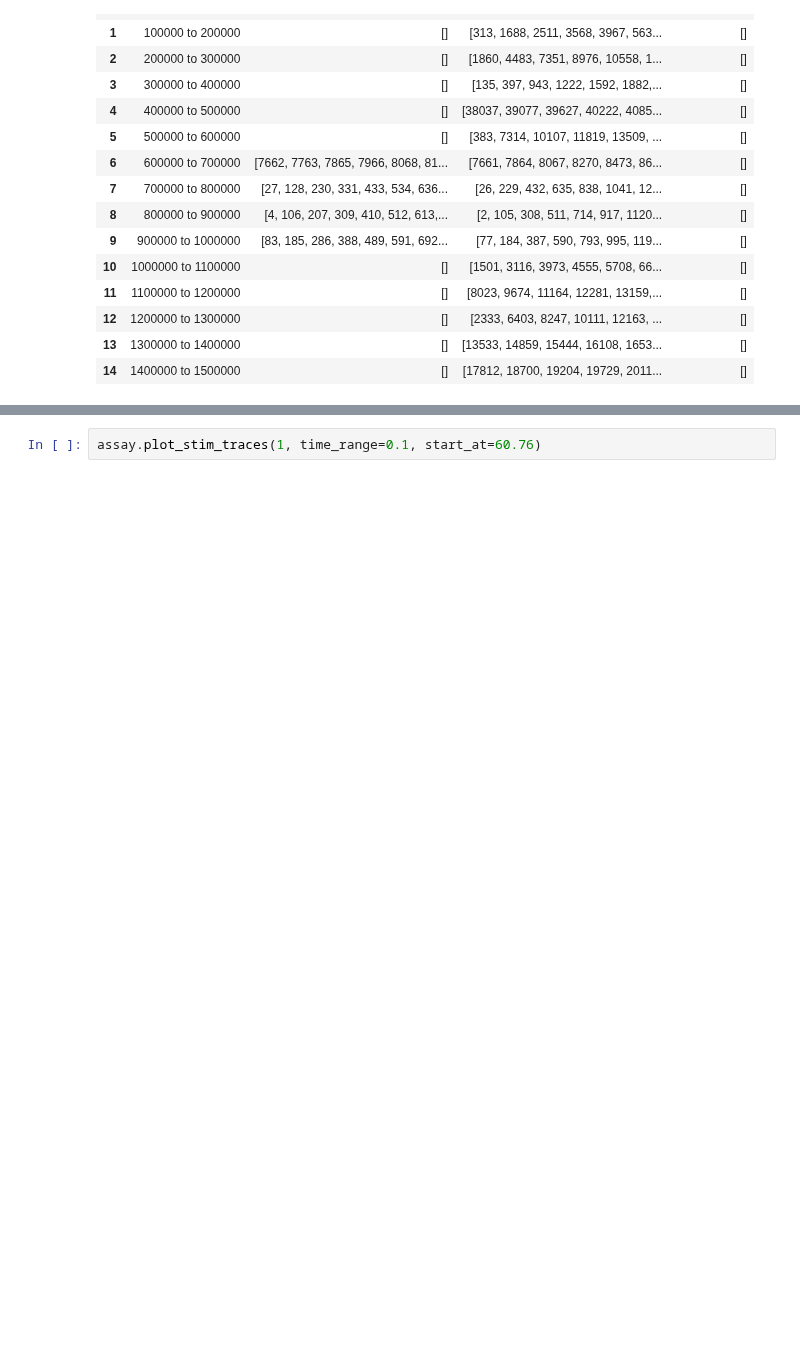
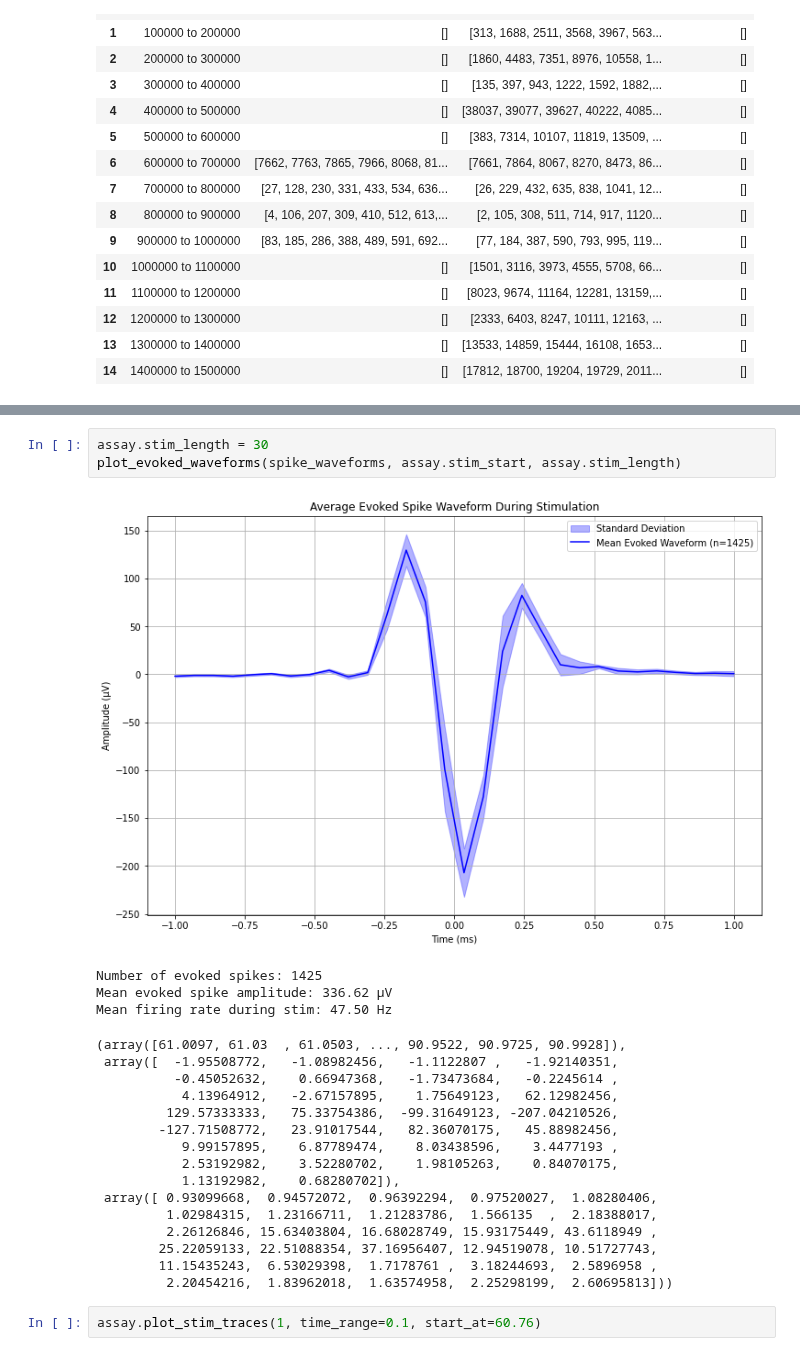
Before and after one commit to roybens/MEA_Analysis, a Jupyter notebook: IPNAnalysis/StimAnalysis/royExp.ipynb, the cells around one changed output, grey strips where cells are left out. Drawn from its saved outputs; the diff is of its cells as text; blank space fills up the shorter version.

```diff
--- a/IPNAnalysis/StimAnalysis/royExp.ipynb
+++ b/IPNAnalysis/StimAnalysis/royExp.ipynb
@@ -87,3 +87,26 @@ Late mean amplitude: 82.05 µV
+# %%
+assay.stim_length = 30
+plot_evoked_waveforms(spike_waveforms, assay.stim_start, assay.stim_length)
+# %% [output]
+[figure, added]
+Number of evoked spikes: 1425
+Mean evoked spike amplitude: 336.62 µV
+Mean firing rate during stim: 47.50 Hz
+(array([61.0097, 61.03  , 61.0503, ..., 90.9522, 90.9725, 90.9928]),
+ array([  -1.95508772,   -1.08982456,   -1.1122807 ,   -1.92140351,
+          -0.45052632,    0.66947368,   -1.73473684,   -0.2245614 ,
+           4.13964912,   -2.67157895,    1.75649123,   62.12982456,
+         129.57333333,   75.33754386,  -99.31649123, -207.04210526,
+        -127.71508772,   23.91017544,   82.36070175,   45.88982456,
+           9.99157895,    6.87789474,    8.03438596,    3.4477193 ,
+           2.53192982,    3.52280702,    1.98105263,    0.84070175,
+           1.13192982,    0.68280702]),
+ array([ 0.93099668,  0.94572072,  0.96392294,  0.97520027,  1.08280406,
+         1.02984315,  1.23166711,  1.21283786,  1.566135  ,  2.18388017,
+         2.26126846, 15.63403804, 16.68028749, 15.93175449, 43.6118949 ,
+        25.22059133, 22.51088354, 37.16956407, 12.94519078, 10.51727743,
+        11.15435243,  6.53029398,  1.7178761 ,  3.18244693,  2.5896958 ,
+         2.20454216,  1.83962018,  1.63574958,  2.25298199,  2.60695813]))
 # %%
 assay.plot_stim_traces(1, time_range=0.1, start_at=60.76)
 # %% [output]
```
Also changed, not shown: parts of 2 cells of this notebook.
